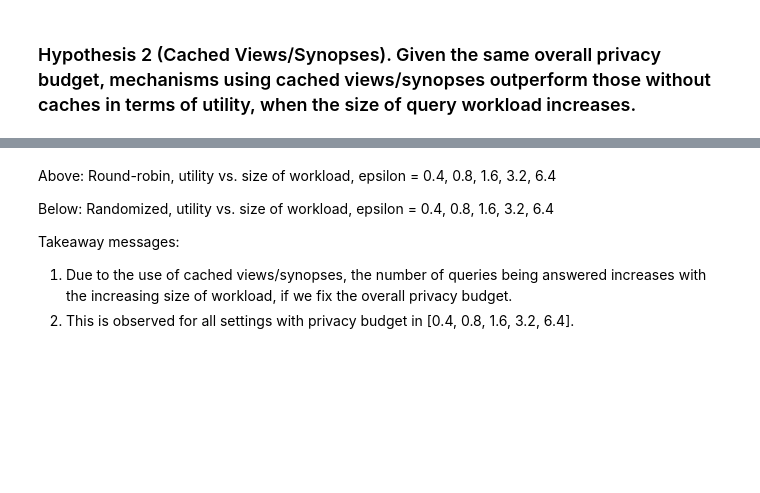
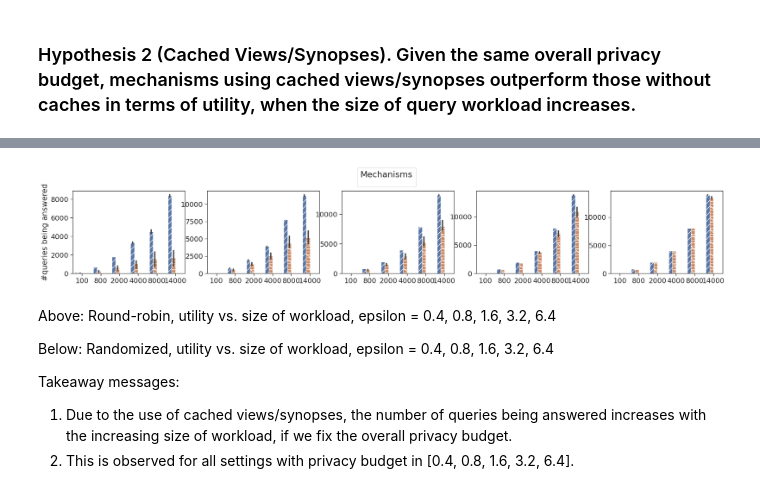
Before and after one commit to DProvDB/DProvDB, a Jupyter notebook: plot_code/Plot_conf_Ver.ipynb, the cells around one changed output, grey strips where cells are left out. Cells and saved outputs as stored; diff of their text form; code cells hidden in the pictures; blank space fills up the shorter version.

```diff
--- a/plot_code/Plot_conf_Ver.ipynb
+++ b/plot_code/Plot_conf_Ver.ipynb
@@ -355,7 +381,7 @@ workloads = [50, 400, 1000, 2000, 4000, 7000]
 
 epsilon_mapping = {0.4: "$\epsilon=0.4$", 0.8: "$\epsilon=0.8$", 1.6: "$\epsilon=1.6$", 3.2: "$\epsilon=3.2$"}
 
-def processing_data_caches(df, dataset, task, metric, number_of_analysts, eps, constraint_setting = "dynamic fixed: 1.0"):
+def processing_data_caches(df, dataset, task, metric, number_of_analysts, eps, constraint_setting = "dynamic fixed-normalized: 1.0"):
 
     filtered_df = df[(df["dataset"]==dataset) & (df["task"]==task) & (df["budget"]==eps) & (df["viewConstraintFlag"]==constraint_setting)]
 
@@ -388,7 +414,7 @@ def processing_data_caches(df, dataset, task, metric, number_of_analysts, eps, c
 # %%
 # plotting
 
-report_caches = report.iloc[:960]
+report_caches = report
 
 # get data
 adult_rr_utility_04 = processing_data_caches(report_caches, "adult", "RRQ_round-robin", "utility", 2, 0.4)
@@ -472,33 +498,35 @@ for patch, hatch in zip(patches, h):
     patch.set_hatch(hatch)
 
 data = pd.Series(adult_rr_utility_32).reset_index()
 data.columns = ['mechanisms', 'workloads', 'utility']
 data = data.explode("utility")
 bar = sns.barplot(data=data, x='workloads', y='utility', hue='mechanisms', ax=axes[3], )
 axes[3].set(ylabel="#queries being answered")
 axes[3].set(xlabel=None, ylabel=None)
 # axes[3].set_xticklabels([])
 axes[3].legend_.remove()
 patches = [patch for patch in bar.patches]
 h = [hatches[i//(len(patches) // len(hatches))] for i in range(len(patches))]
 for patch, hatch in zip(patches, h):
     patch.set_hatch(hatch)
 
 data = pd.Series(adult_rr_utility_64).reset_index()
 data.columns = ['mechanisms', 'workloads', 'utility']
 data = data.explode("utility")
 bar = sns.barplot(data=data, x='workloads', y='utility', hue='mechanisms', ax=axes[4], )
 axes[4].set(ylabel="#queries being answered")
 axes[4].set(xlabel=None, ylabel=None)
 # axes[4].set_xticklabels([])
 axes[4].legend_.remove()
 patches = [patch for patch in bar.patches]
 h = [hatches[i//(len(patches) // len(hatches))] for i in range(len(patches))]
 for patch, hatch in zip(patches, h):
     patch.set_hatch(hatch)
 
 
 plt.savefig('cached.pdf', dpi=600, bbox_inches='tight')
+# %% [output]
+[figure, added]
 # %% [markdown]
 Above: Round-robin, utility vs. size of workload, epsilon = 0.4, 0.8, 1.6, 3.2, 6.4
 
```
Also changed, not shown: parts of 8 cells of this notebook, 16 other files.
